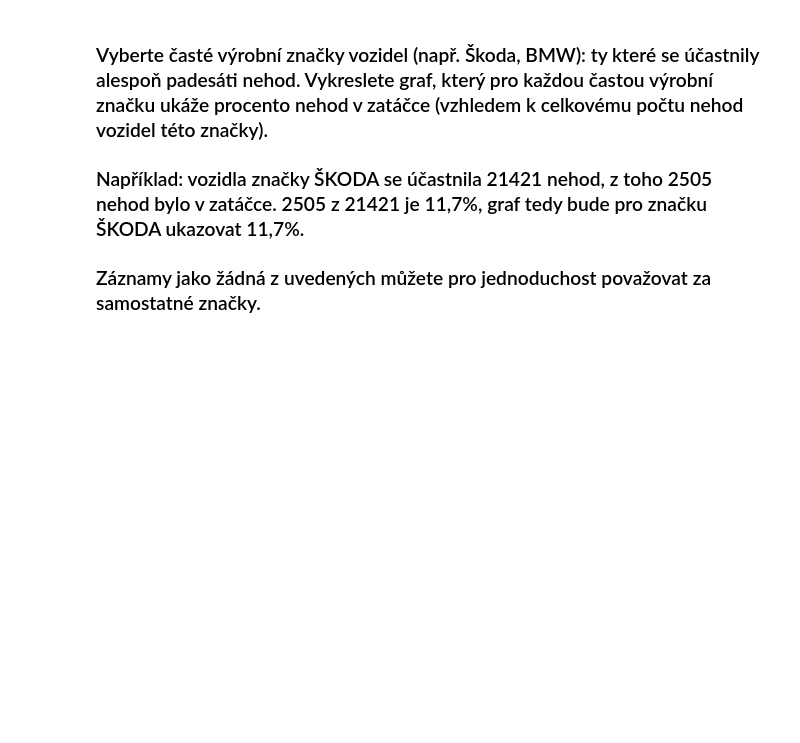
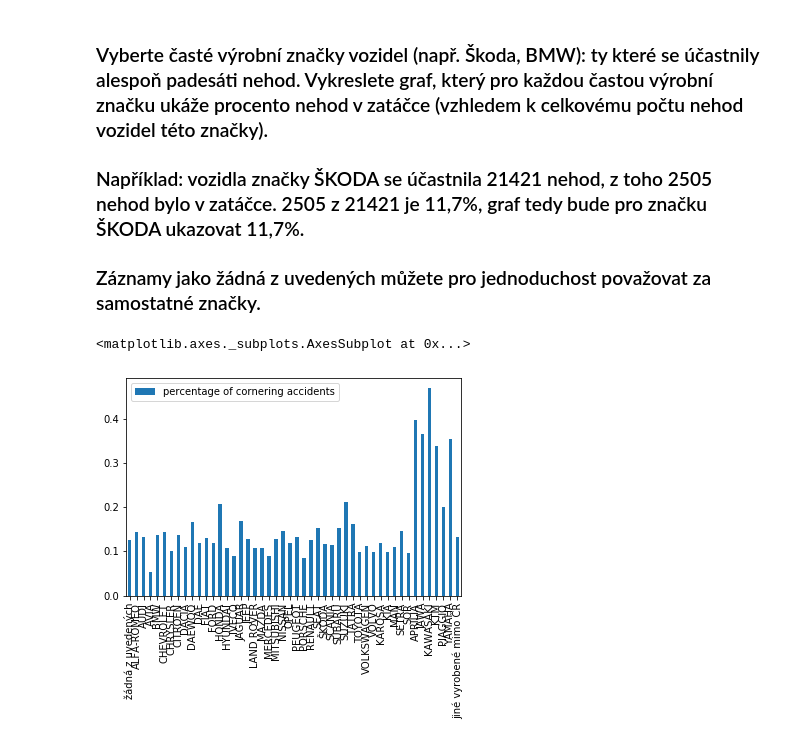
Before and after one commit to CapekM/PYT-Pandas, a Jupyter notebook: Untitled.ipynb, the cells around one changed output. Cells and saved outputs as stored; diff of their text form; code cells hidden in the pictures; blank space fills up the shorter version.

```diff
--- a/Untitled.ipynb
+++ b/Untitled.ipynb
@@ -78,3 +80,18 @@ deadly_on_tram_trails = clean[(clean['situovani_nehody_na_komunikaci'] == 7) & d
 ### Například: vozidla značky ŠKODA se účastnila 21421 nehod, z toho 2505 nehod bylo v zatáčce. 2505 z 21421 je 11,7%, graf tedy bude pro značku ŠKODA ukazovat 11,7%.
 
 ### Záznamy jako žádná z uvedených můžete pro jednoduchost považovat za samostatné značky.
+# %%
+# In the next block will be same thing without for loop
+d = {'brand': [], 'percentage of cornering accidents': []}
+for i in range(100):
+    all_accidents = len(clean[clean['vyrobni_znacka_motoroveho_vozidla'] == i])
+    if (all_accidents > 50):
+        in_kurve = len(clean[(clean['vyrobni_znacka_motoroveho_vozidla'] == i) & (clean['smerove_pomery'] == 3)])
+        brand = decode_key['vyrobni_znacka_motoroveho_vozidla'][i]
+        d['brand'].append(brand)
+        d['percentage of cornering accidents'].append(in_kurve/all_accidents)
+data = pd.DataFrame(data=d['percentage of cornering accidents'], index=d['brand'], columns=['percentage of cornering accidents'])
+data.plot.bar()
+# %% [output]
+<matplotlib.axes._subplots.AxesSubplot at 0x...>
+[figure, added]
```
Also changed, not shown: parts of 5 cells of this notebook, 1 other file.
